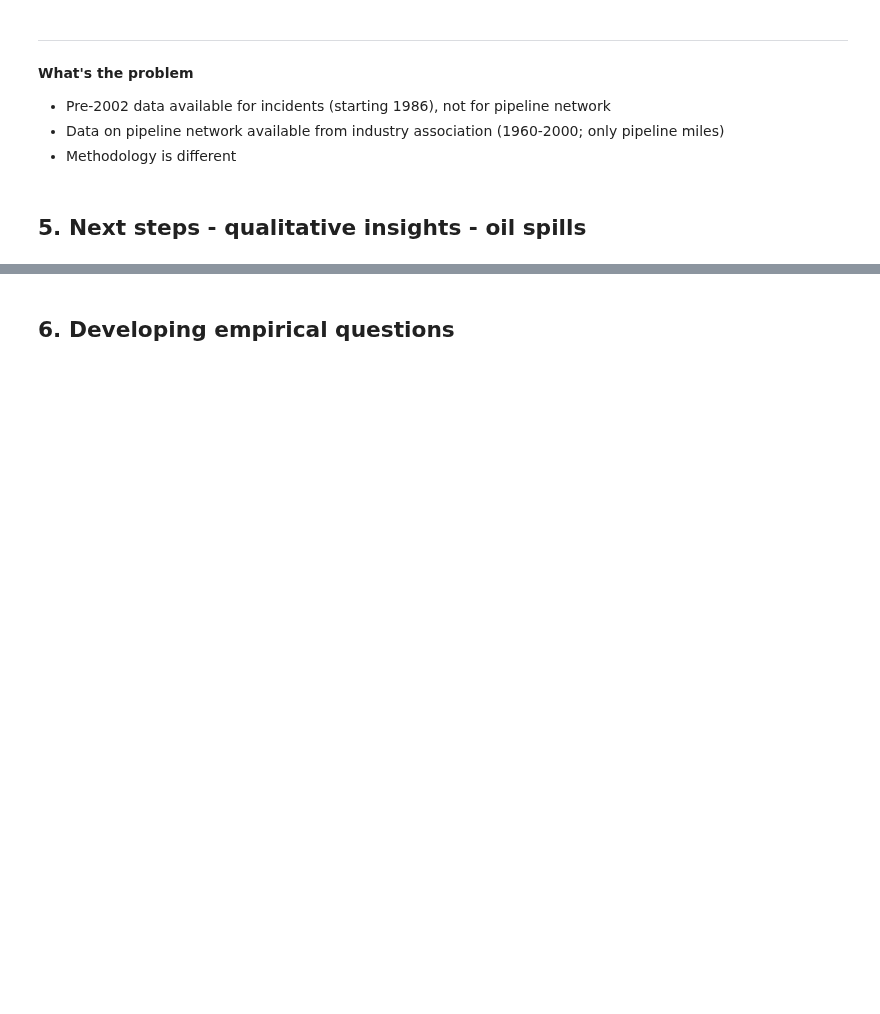
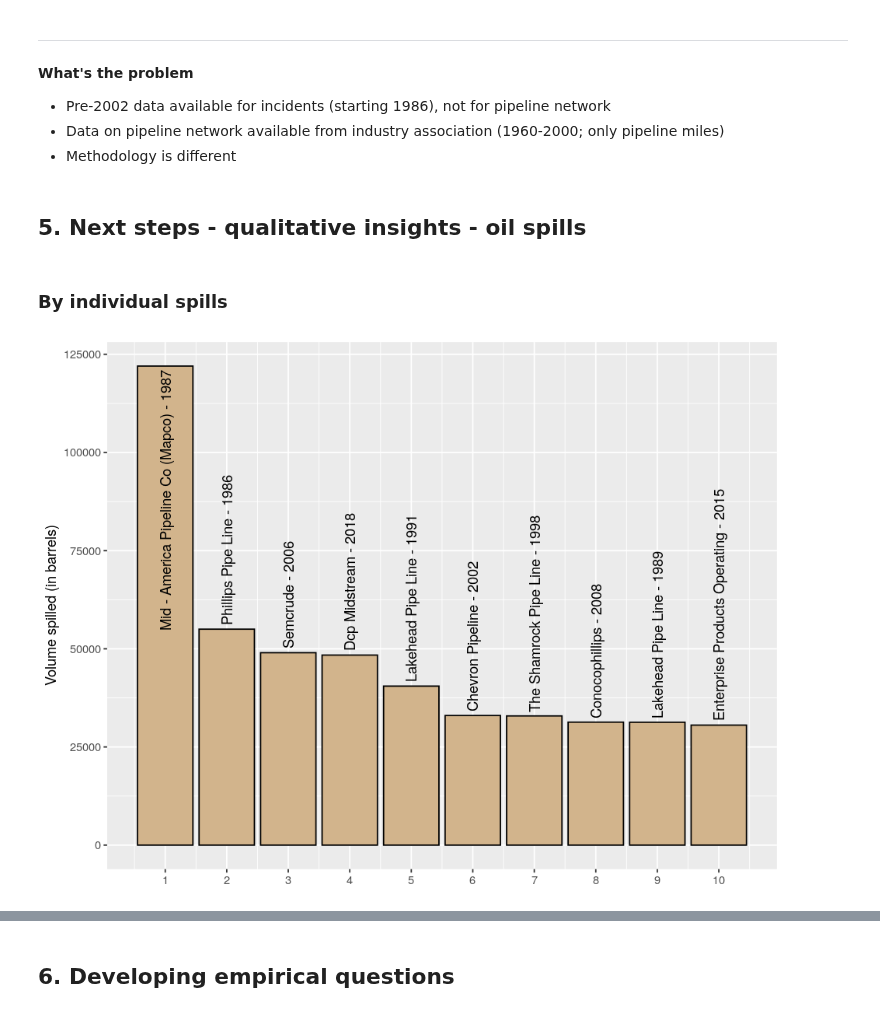
Before and after one commit to julianbarg/spills, a Jupyter notebook: presentations/recap_2020-04-07/recap_2020-04-07.ipynb, the cells around one changed output, grey strips where cells are left out. Drawn from its saved outputs; the diff is of its cells as text; code cells hidden in the pictures; blank space fills up the shorter version.

```diff
--- a/presentations/recap_2020-04-07/recap_2020-04-07.ipynb
+++ b/presentations/recap_2020-04-07/recap_2020-04-07.ipynb
@@ -268,3 +283,22 @@ pre_2000_graphed
 * Methodology is different
 # %% [markdown]
 ## 5. Next steps - qualitative insights - oil spills
+# %% [markdown]
+### By individual spills
+# %%
+top_volume <- incidents %>%
+    top_n(10, volume) %>%
+    arrange(desc(volume)) %>%
+    mutate(n = 1:n()) %>%
+    ggplot(aes(n, volume)) +
+        geom_col(color = "black", fill = "tan") +
+        geom_text(aes(label = paste(name, "-", year)), angle = 90,
+                  hjust = c(1, rep(0, 9)), nudge_y = c(-1000, rep(1000, 9))) +
+        scale_x_continuous(breaks = 1:10) +
+        labs(x = NULL, y = "Volume spilled (in barrels)")
+
+options(repr.plot.width=8, repr.plot.height=6)
+# %%
+top_volume
+# %% [output]
+[figure, added]
```
Also changed, not shown: parts of 16 cells of this notebook, 2 other files.
